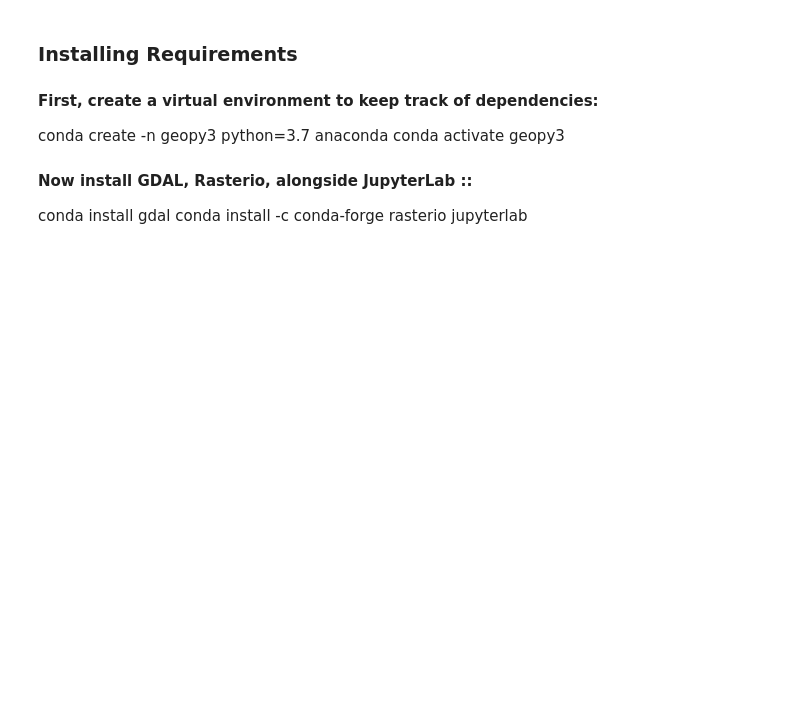
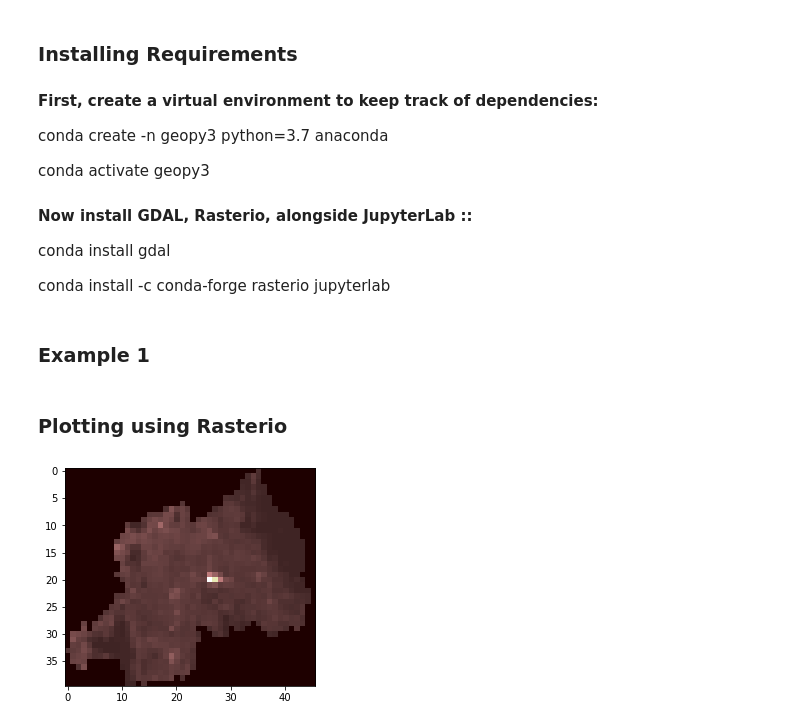
Before and after one commit to bonilab/PSU-CIDD-MaSim-Support, a Jupyter notebook: Population_bin.ipynb, the cells around one changed output. Drawn from its saved outputs; the diff is of its cells as text; code cells hidden in the pictures; blank space fills up the shorter version.

Commit message:
Added examples

```diff
--- a/Population_bin.ipynb
+++ b/Population_bin.ipynb
@@ -1,10 +1,25 @@
 # %% [markdown]
+
 ### Installing Requirements
 
 #### First, create a virtual environment to keep track of dependencies:
-conda create -n geopy3 python=3.7 anaconda
+conda create -n geopy3 python=3.7 anaconda <br>
+
 conda activate geopy3
 
 #### Now install GDAL, Rasterio, alongside JupyterLab ::
-conda install gdal
+conda install gdal <br>
+
 conda install -c conda-forge rasterio jupyterlab
+# %% [markdown]
+### Example 1
+# %% [markdown]
+### Plotting using Rasterio
+# %%
+import rasterio
+from matplotlib import pyplot
+src = rasterio.open("rwa_population.asc")
+pyplot.imshow(src.read(1), cmap='pink')
+pyplot.show()
+# %% [output]
+[figure, added]
```
Also changed, not shown: parts of 41 cells of this notebook.
